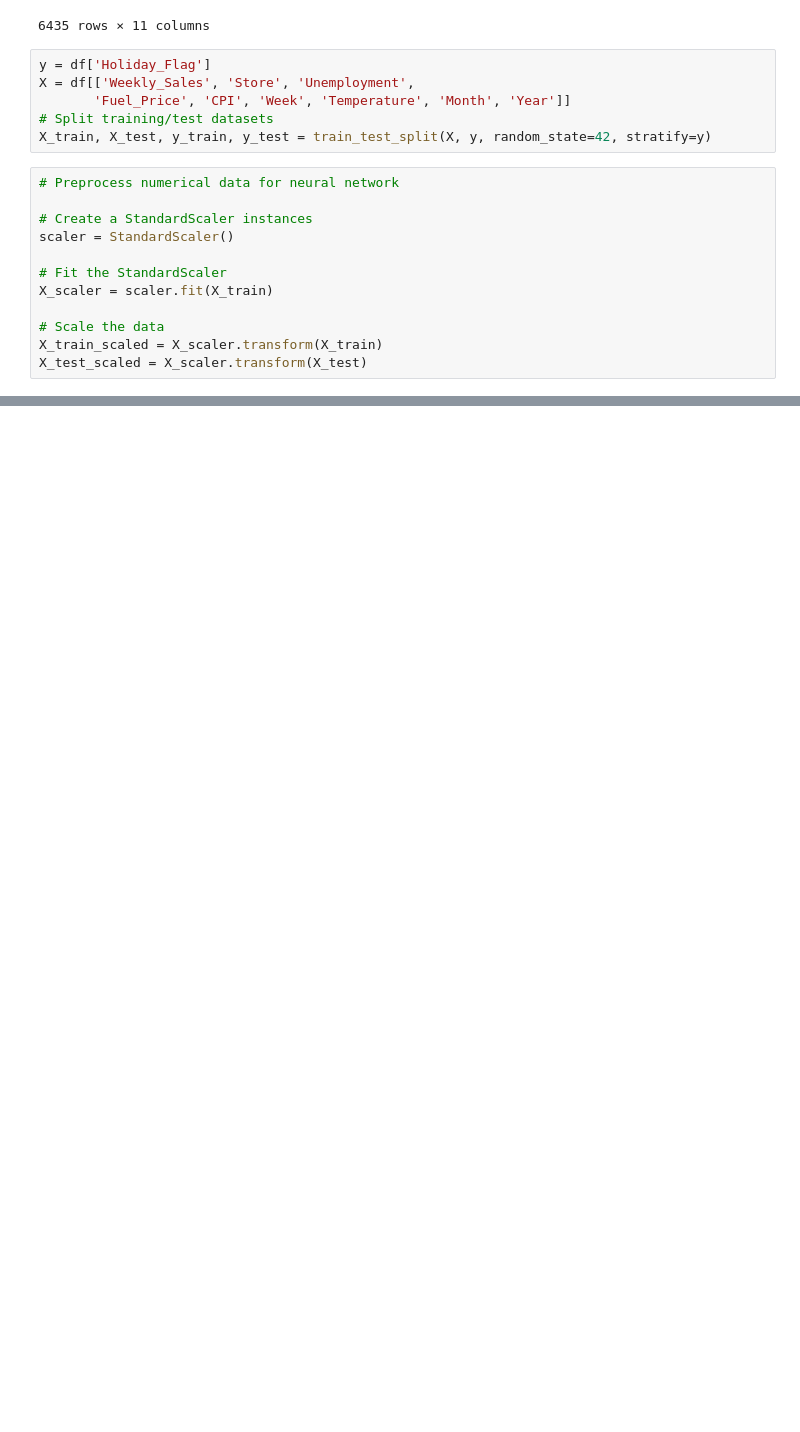
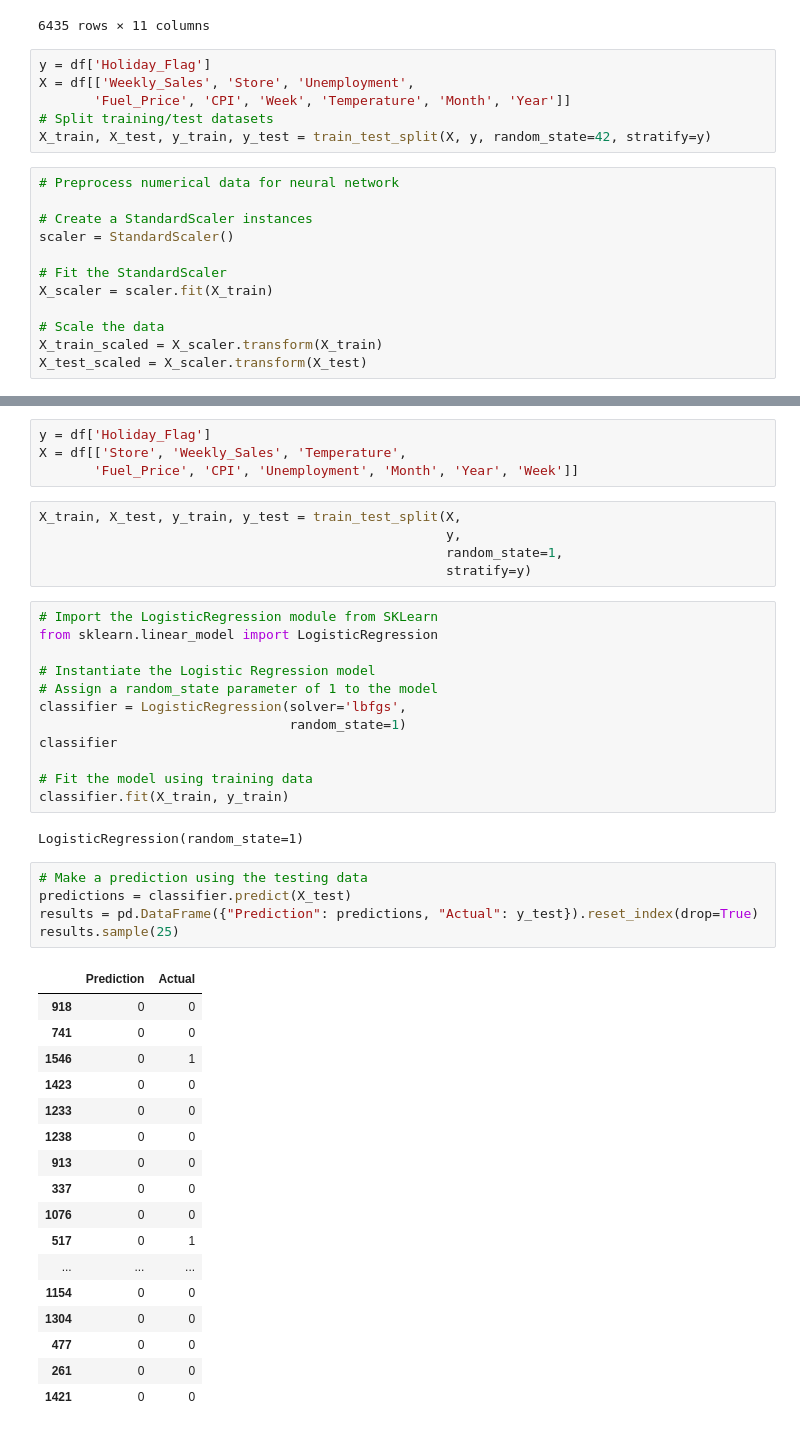
Before and after one commit to Omeesha28/Final_project, a Jupyter notebook: main.ipynb, the cells around one changed output, grey strips where cells are left out. Cells and saved outputs as stored; diff of their text form; blank space fills up the shorter version.

```diff
--- a/main.ipynb
+++ b/main.ipynb
@@ -274,0 +277,46 @@ Loss: 0.196647047996521, Accuracy: 0.9297700524330139
+# %%
+y = df['Holiday_Flag']
+X = df[['Store', 'Weekly_Sales', 'Temperature',
+       'Fuel_Price', 'CPI', 'Unemployment', 'Month', 'Year', 'Week']]
+# %%
+X_train, X_test, y_train, y_test = train_test_split(X,
+                                                    y,
+                                                    random_state=1,
+                                                    stratify=y)
+# %%
+# Import the LogisticRegression module from SKLearn
+from sklearn.linear_model import LogisticRegression
+
+# Instantiate the Logistic Regression model
+# Assign a random_state parameter of 1 to the model
+classifier = LogisticRegression(solver='lbfgs',
+                                random_state=1)
+classifier
+
+# Fit the model using training data
+classifier.fit(X_train, y_train)
+# %% [output]
+LogisticRegression(random_state=1)
+# %%
+# Make a prediction using the testing data
+predictions = classifier.predict(X_test)
+results = pd.DataFrame({"Prediction": predictions, "Actual": y_test}).reset_index(drop=True)
+results.sample(25)
+# %% [output]
+|  | Prediction | Actual |
+| 918 | 0 | 0 |
+| 741 | 0 | 0 |
+| 1546 | 0 | 1 |
+| 1423 | 0 | 0 |
+| 1233 | 0 | 0 |
+| 1238 | 0 | 0 |
+| 913 | 0 | 0 |
+| 337 | 0 | 0 |
+| 1076 | 0 | 0 |
+| 517 | 0 | 1 |
+| ... | ... | ... |
+| 1154 | 0 | 0 |
+| 1304 | 0 | 0 |
+| 477 | 0 | 0 |
+| 261 | 0 | 0 |
+| 1421 | 0 | 0 |
```
Also changed, not shown: parts of 10 cells of this notebook.
